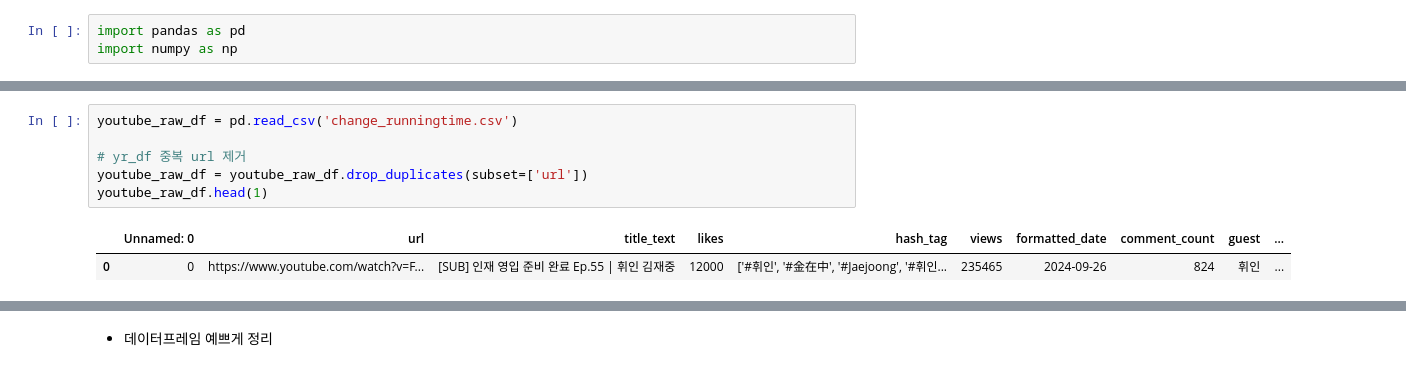
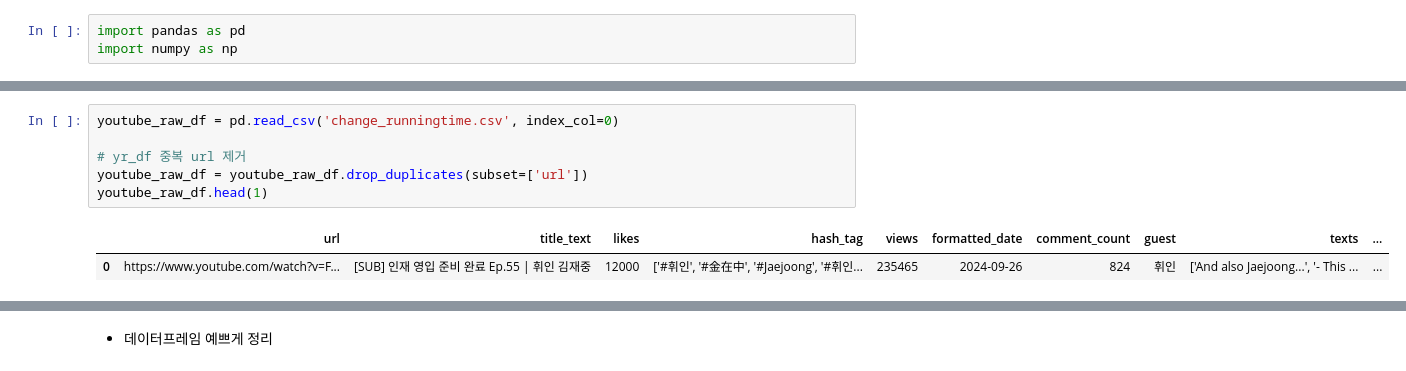
Before and after one commit to bymate/view_prediction_ML, a Jupyter notebook: guest_info_concat.ipynb, the cells around one changed output, grey strips where cells are left out. Saved outputs shown, nothing was run; the diff lists cells and outputs as text.

```diff
--- a/guest_info_concat.ipynb
+++ b/guest_info_concat.ipynb
@@ -55,12 +56,12 @@ guest_df
 # %%
-youtube_raw_df = pd.read_csv('change_runningtime.csv')
+youtube_raw_df = pd.read_csv('change_runningtime.csv', index_col=0)
 
 # yr_df 중복 url 제거
 youtube_raw_df = youtube_raw_df.drop_duplicates(subset=['url'])
 youtube_raw_df.head(1)
 # %% [output]
-|  | Unnamed: 0 | url | title_text | likes | hash_tag | views | formatted_date | comment_count | guest | ... |
-| 0 | 0 | https://www.youtube.com/watch?v=F... | [SUB] 인재 영입 준비 완료 Ep.55 | 휘인 김재중 | 12000 | ['#휘인', '#金在中', '#Jaejoong', '#휘인... | 235465 | 2024-09-26 | 824 | 휘인 | ... |
+|  | url | title_text | likes | hash_tag | views | formatted_date | comment_count | guest | texts | ... |
+| 0 | https://www.youtube.com/watch?v=F... | [SUB] 인재 영입 준비 완료 Ep.55 | 휘인 김재중 | 12000 | ['#휘인', '#金在中', '#Jaejoong', '#휘인... | 235465 | 2024-09-26 | 824 | 휘인 | ['And also Jaejoong...', '- This ... | ... |
 # %%
 guest_merge_df = guest_df.merge(youtube_raw_df[['url', 'likes', 'views', 'formatted_date', 'comment_count', 'texts', 'running_times(s)', 'channel', 'sub']], on='url', how='inner')
 guest_merge_df = guest_merge_df.drop_duplicates(subset=['title_text'])
```
Also changed, not shown: parts of 16 cells of this notebook.
